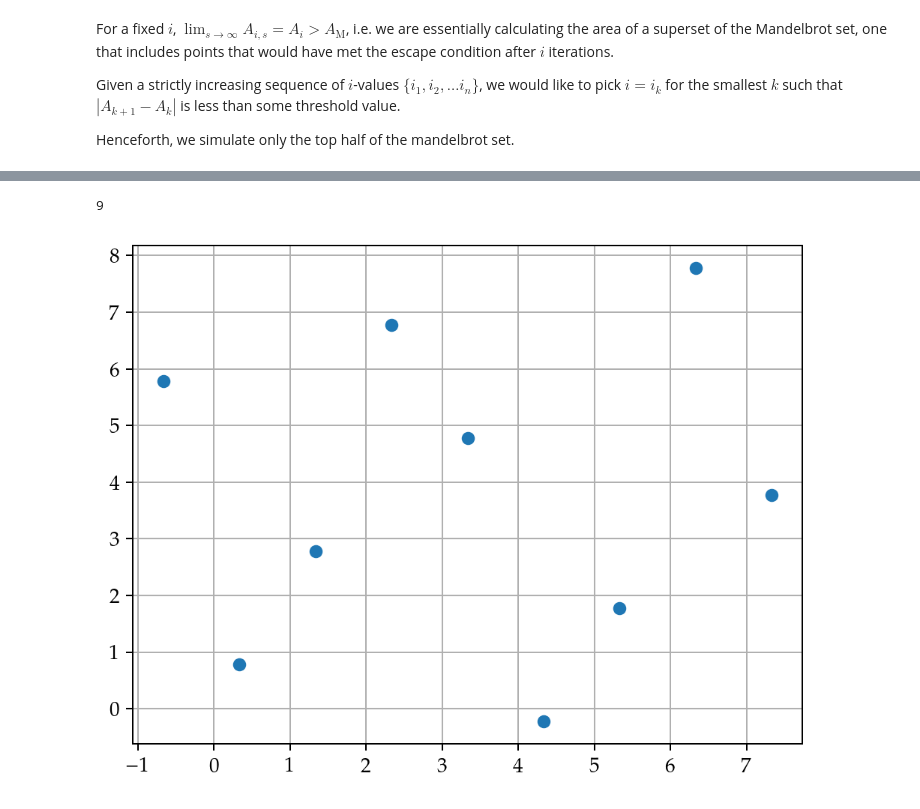
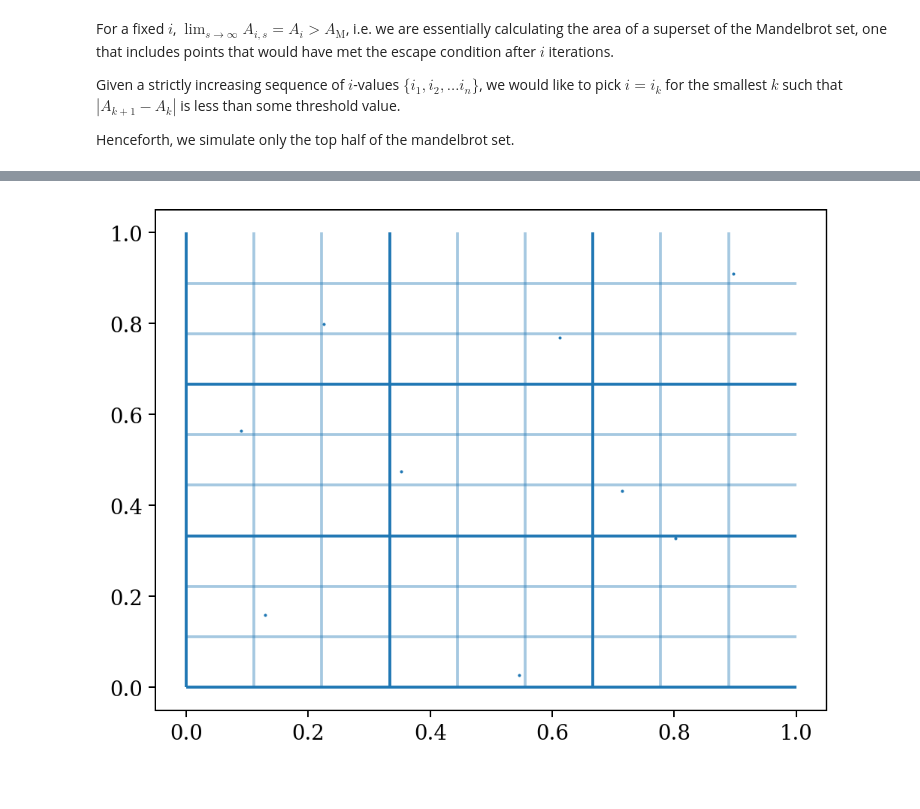
Before and after one commit to loonatick-src/stochastic-sim-1, a Jupyter notebook: monte_carlo.ipynb, the cells around one changed output, grey strips where cells are left out. Cells and saved outputs as stored; diff of their text form; code cells hidden in the pictures.

Commit message:
Fix orthogonal sampling

```diff
--- a/monte_carlo.ipynb
+++ b/monte_carlo.ipynb
@@ -403,10 +390,15 @@ for i in range(n):
-# %%
-len(x_randos)
-# %% [output]
-9
-# %%
-plt.scatter(x_randos, y_randos)
-plt.grid(b = True)
-plt.show()
-# %% [output]
-[figure, removed]
+# %%
+l_bounds, u_bounds = [0, 0], [1, 1]
+nax = 3
+nsq = nax * nax
+x_randos, y_randos = random_uniform_orthogonal(nax, l_bounds, u_bounds)
+# %%
+plt.scatter(x_randos, y_randos, s = 0.4)
+plt.hlines(np.arange(nsq)/nsq, 0, 1, alpha=0.4)
+plt.vlines(np.arange(nsq)/nsq, 0, 1, alpha=0.4)
+plt.hlines(np.arange(nax)/nax, 0, 1)
+plt.vlines(np.arange(nax)/nax, 0, 1)
+# plt.grid(b = True)
+plt.show()
+# %% [output]
+[figure, added]
```
Also changed, not shown: parts of 8 cells of this notebook, 2 other files.
